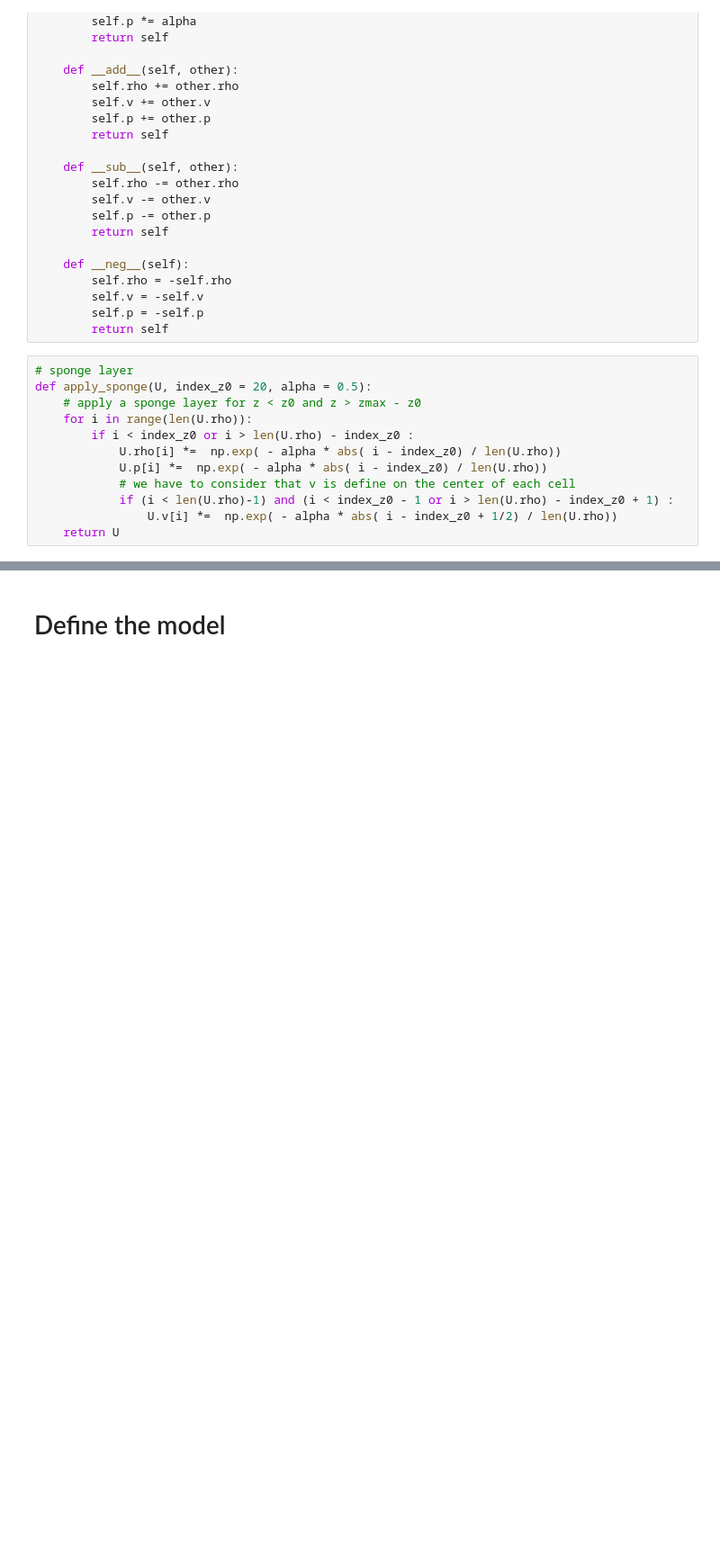
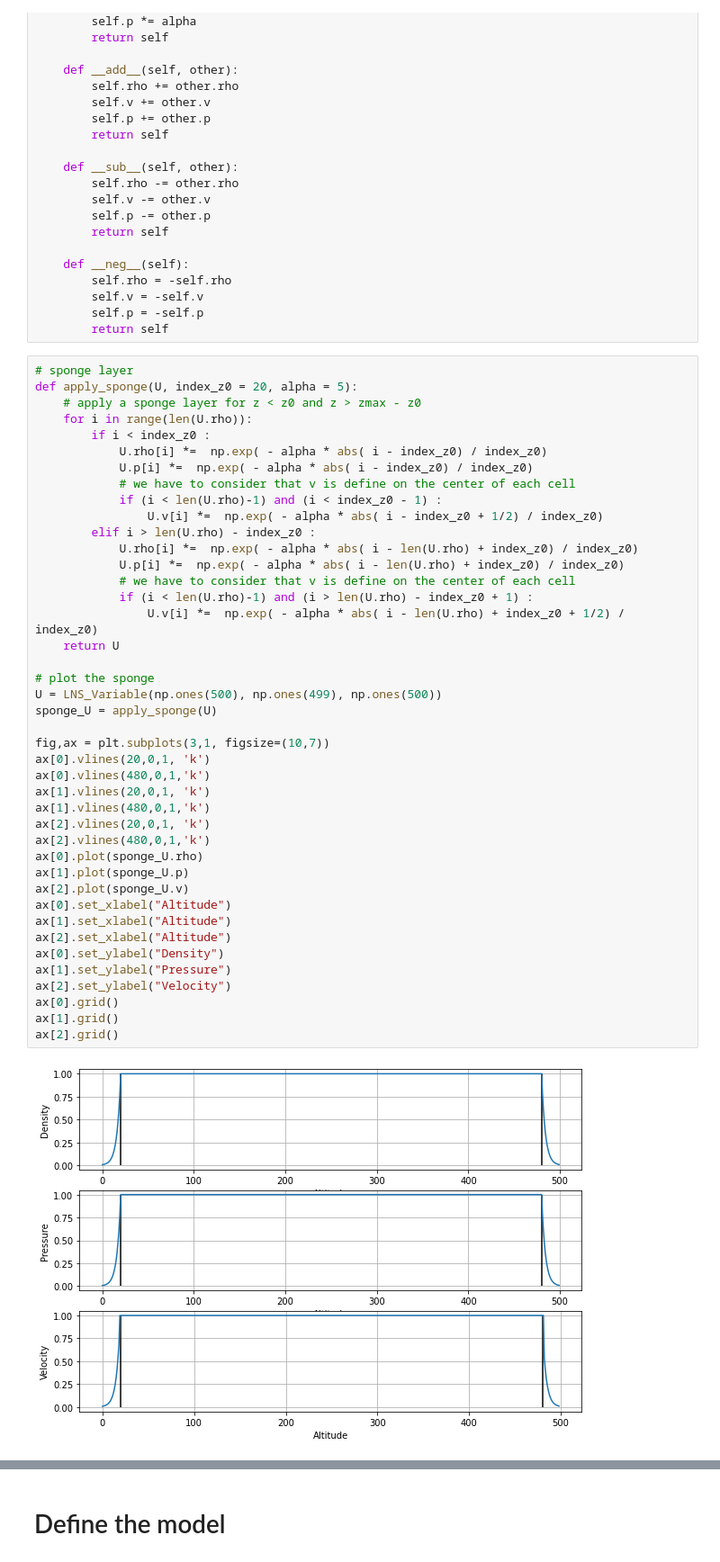
Before and after one commit to gerier/Inversion_LNS, a Jupyter notebook: DF_LNS_Adjoint.ipynb, the cells around one changed output, grey strips where cells are left out. Shown: that part at 90% size. Drawn from its saved outputs; the diff is of its cells as text; blank space fills up the shorter version.

Commit message:
modification of cv and of the sponge layer

```diff
--- a/DF_LNS_Adjoint.ipynb
+++ b/DF_LNS_Adjoint.ipynb
@@ -38,16 +38,48 @@ class LNS_Variable:
         return self
 # %%
 # sponge layer
-def apply_sponge(U, index_z0 = 20, alpha = 0.5):
+def apply_sponge(U, index_z0 = 20, alpha = 5):
     # apply a sponge layer for z < z0 and z > zmax - z0
     for i in range(len(U.rho)):
-        if i < index_z0 or i > len(U.rho) - index_z0 :
-            U.rho[i] *=  np.exp( - alpha * abs( i - index_z0) / len(U.rho))
-            U.p[i] *=  np.exp( - alpha * abs( i - index_z0) / len(U.rho))
+        if i < index_z0 :
+            U.rho[i] *=  np.exp( - alpha * abs( i - index_z0) / index_z0)
+            U.p[i] *=  np.exp( - alpha * abs( i - index_z0) / index_z0)
             # we have to consider that v is define on the center of each cell
-            if (i < len(U.rho)-1) and (i < index_z0 - 1 or i > len(U.rho) - index_z0 + 1) :
-                U.v[i] *=  np.exp( - alpha * abs( i - index_z0 + 1/2) / len(U.rho))
+            if (i < len(U.rho)-1) and (i < index_z0 - 1) :
+                U.v[i] *=  np.exp( - alpha * abs( i - index_z0 + 1/2) / index_z0)
+        elif i > len(U.rho) - index_z0 :
+            U.rho[i] *=  np.exp( - alpha * abs( i - len(U.rho) + index_z0) / index_z0)
+            U.p[i] *=  np.exp( - alpha * abs( i - len(U.rho) + index_z0) / index_z0)
+            # we have to consider that v is define on the center of each cell
+            if (i < len(U.rho)-1) and (i > len(U.rho) - index_z0 + 1) :
+                U.v[i] *=  np.exp( - alpha * abs( i - len(U.rho) + index_z0 + 1/2) / index_z0)
     return U
+
+# plot the sponge
+U = LNS_Variable(np.ones(500), np.ones(499), np.ones(500))
+sponge_U = apply_sponge(U)
+
+fig,ax = plt.subplots(3,1, figsize=(10,7))
+ax[0].vlines(20,0,1, 'k')
+ax[0].vlines(480,0,1,'k')
+ax[1].vlines(20,0,1, 'k')
+ax[1].vlines(480,0,1,'k')
+ax[2].vlines(20,0,1, 'k')
+ax[2].vlines(480,0,1,'k')
+ax[0].plot(sponge_U.rho)
+ax[1].plot(sponge_U.p)
+ax[2].plot(sponge_U.v)
+ax[0].set_xlabel("Altitude")
+ax[1].set_xlabel("Altitude")
+ax[2].set_xlabel("Altitude")
+ax[0].set_ylabel("Density")
+ax[1].set_ylabel("Pressure")
+ax[2].set_ylabel("Velocity")
+ax[0].grid()
+ax[1].grid()
+ax[2].grid()
+# %% [output]
+[figure, added]
 # %%
 # numerical scheme
 def DF_C_2(U, dz, BC, need_BC=True):
```
Also changed, not shown: parts of 12 cells of this notebook.
